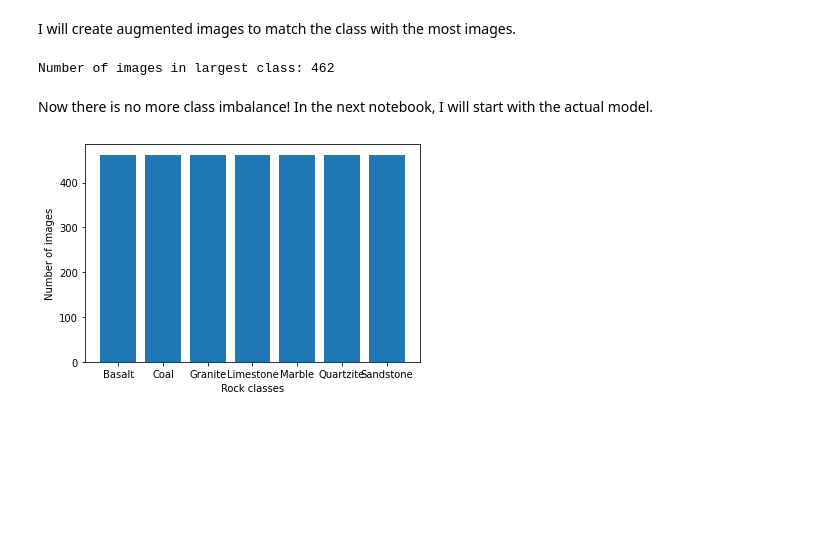
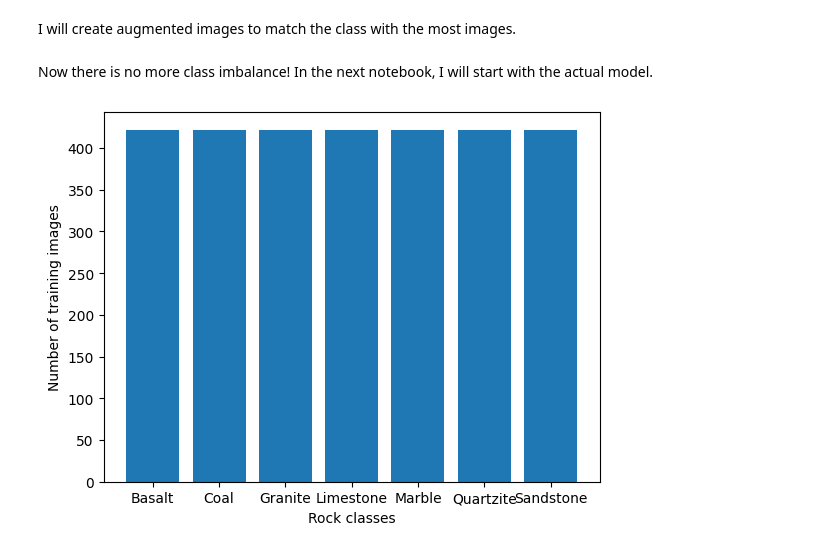
Before and after one commit to anglilian/rock-classification, a Jupyter notebook: notebooks/02_image_augmentation.ipynb, the cells around one changed output. Drawn from its saved outputs; the diff is of its cells as text; code cells hidden in the pictures; blank space fills up the shorter version.

```diff
--- a/notebooks/02_image_augmentation.ipynb
+++ b/notebooks/02_image_augmentation.ipynb
@@ -49,3 +52,13 @@ plt.show()
+# %%
+DATA_DIR = "../img/Dataset/"
+OUTPUT_DIR = "../img/output_test/"
+
+splitfolders.fixed(
+            DATA_DIR,
+            output=OUTPUT_DIR,
+            seed=1337,
+            fixed=(20, 20),
+        )
 # %% [markdown]
 As we want the model to learn to discern patterns from a diverse number of images, we will increase the number of images by augmenting them using a combination of the following:
 
@@ -83,12 +96,16 @@ plt.show()
 # %% [markdown]
 I will create augmented images to match the class with the most images.
 # %%
-max_num_img = max([len(v) for k,v in img_data.items()])
+train_data = {}
+
+for folder in os.listdir(OUTPUT_DIR+'train/'):
+    img_path = OUTPUT_DIR+'train/' + folder + '/'
+    train_data[folder] = [img_path + img for img in os.listdir(img_path)]
+
+max_num_img = max([len(v) for k,v in train_data.items()])
 print(f"Number of images in largest class: {max_num_img}")
-# %% [output]
-Number of images in largest class: 462
 # %%
-for folder, path_list in img_data.items():
+for folder, path_list in train_data.items():
     if len(path_list) < max_num_img:
         sets = (max_num_img-len(path_list)) // len(path_list)
         mod = (max_num_img-len(path_list)) % len(path_list)
@@ -97,19 +114,19 @@ for folder, path_list in img_data.items():
             img = img.convert('RGB')
             sets_iter = sets + 1 if i < mod else sets
             for k in range(sets_iter):
-                save_image(image_transforms(img), f'{DATA_DIR}/{folder}/augmented_{i}_{k}.jpg')
+                save_image(image_transforms(img), f'{OUTPUT_DIR}/train/{folder}/augmented_{i}_{k}.jpg')
 # %% [markdown]
 Now there is no more class imbalance! In the next notebook, I will start with the actual model.
 # %%
 aug_data = {}
 
-for folder in os.listdir(DATA_DIR):
-    img_path = DATA_DIR + folder + '/'
+for folder in os.listdir(OUTPUT_DIR + 'train/'):
+    img_path = OUTPUT_DIR + 'train/' + folder + '/'
     aug_data[folder] = len(os.listdir(img_path))
 
 plt.bar(aug_data.keys(), aug_data.values())
-plt.ylabel('Number of images')
+plt.ylabel('Number of training images')
 plt.xlabel('Rock classes')
 plt.show()
 # %% [output]
-[figure, old version]
+[figure, new version]
```
Also changed, not shown: parts of 5 cells of this notebook, 3 other files.
